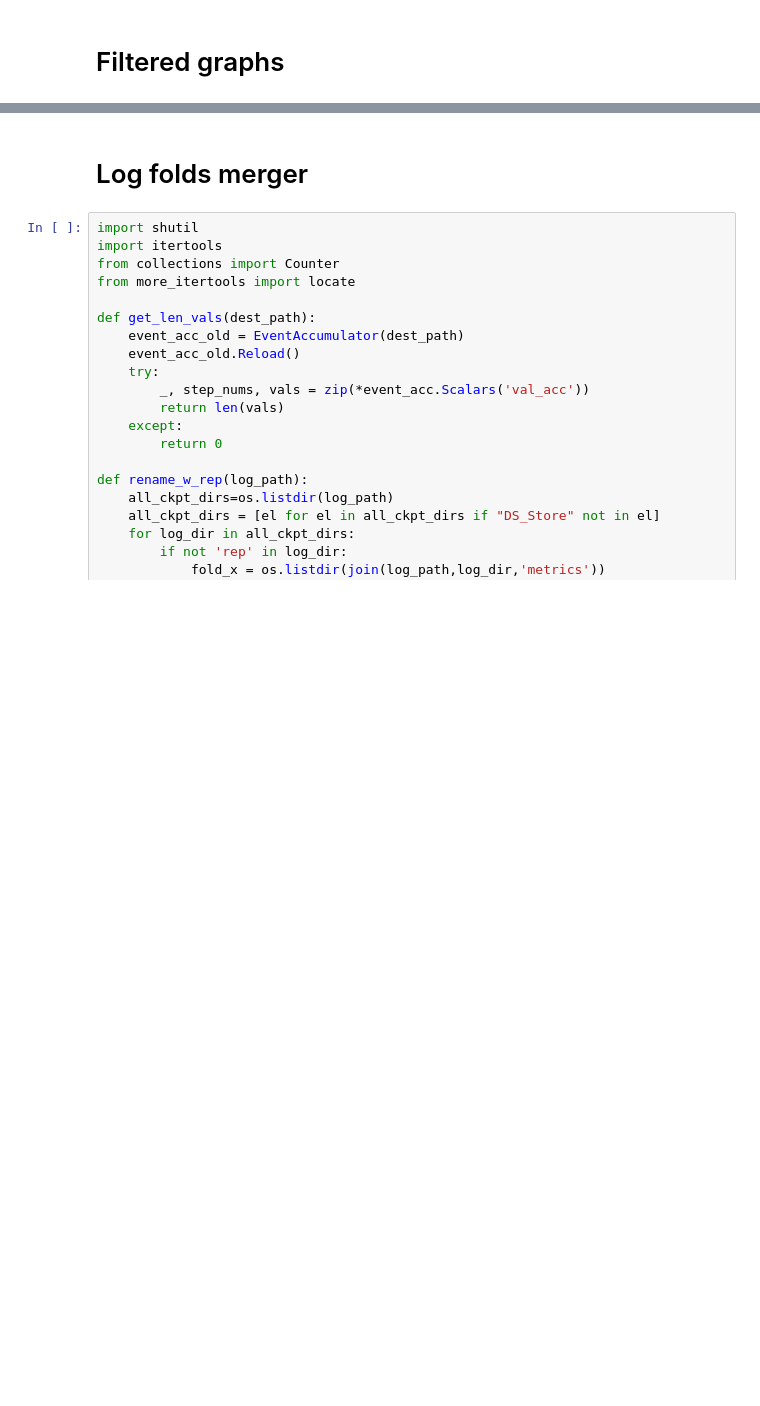
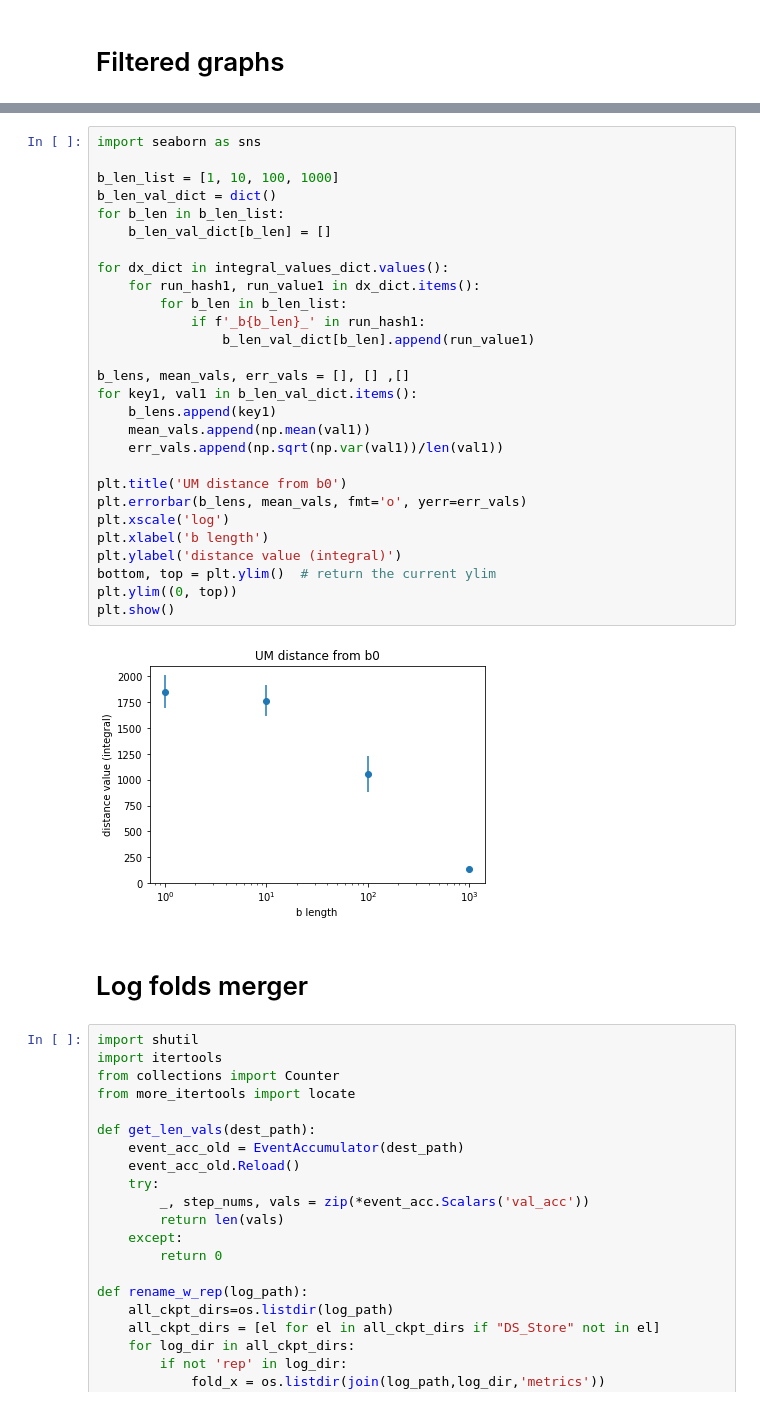
Before and after one commit to jeromel05/Ultrametric-benchmark-v2, a Jupyter notebook: notebooks/postprocessing_metrics.ipynb, the cells around one changed output, grey strips where cells are left out. Cells and saved outputs as stored; diff of their text form; blank space fills up the shorter version.

```diff
--- a/notebooks/postprocessing_metrics.ipynb
+++ b/notebooks/postprocessing_metrics.ipynb
@@ -359,3 +406,33 @@ No artists with labels found to put in legend.  Note that artists whose label st
+# %%
+import seaborn as sns
+
+b_len_list = [1, 10, 100, 1000]
+b_len_val_dict = dict()
+for b_len in b_len_list:
+    b_len_val_dict[b_len] = []
+
+for dx_dict in integral_values_dict.values():
+    for run_hash1, run_value1 in dx_dict.items():
+        for b_len in b_len_list:
+            if f'_b{b_len}_' in run_hash1:
+                b_len_val_dict[b_len].append(run_value1)
+
+b_lens, mean_vals, err_vals = [], [] ,[]
+for key1, val1 in b_len_val_dict.items():
+    b_lens.append(key1)
+    mean_vals.append(np.mean(val1))
+    err_vals.append(np.sqrt(np.var(val1))/len(val1))
+
+plt.title('UM distance from b0')
+plt.errorbar(b_lens, mean_vals, fmt='o', yerr=err_vals)
+plt.xscale('log')
+plt.xlabel('b length')
+plt.ylabel('distance value (integral)')
+bottom, top = plt.ylim()  # return the current ylim
+plt.ylim((0, top))
+plt.show()
+# %% [output]
+[figure, added]
 # %% [markdown]
 # Log folds merger
 # %%
```
Also changed, not shown: parts of 10 cells of this notebook, 7 other files.
